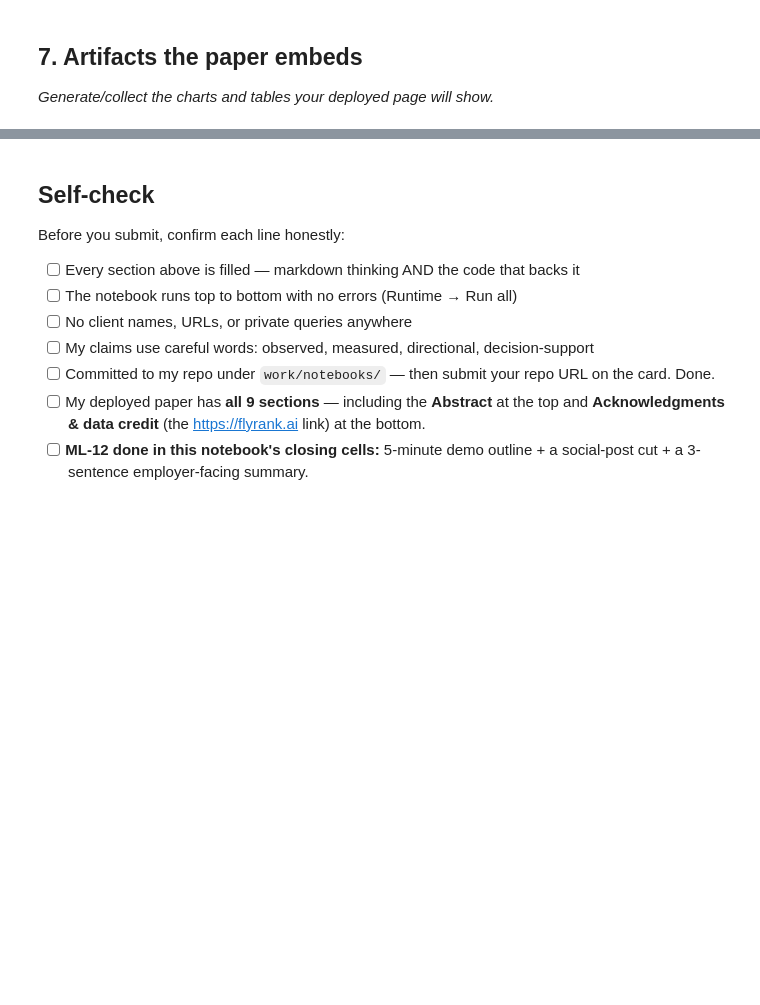
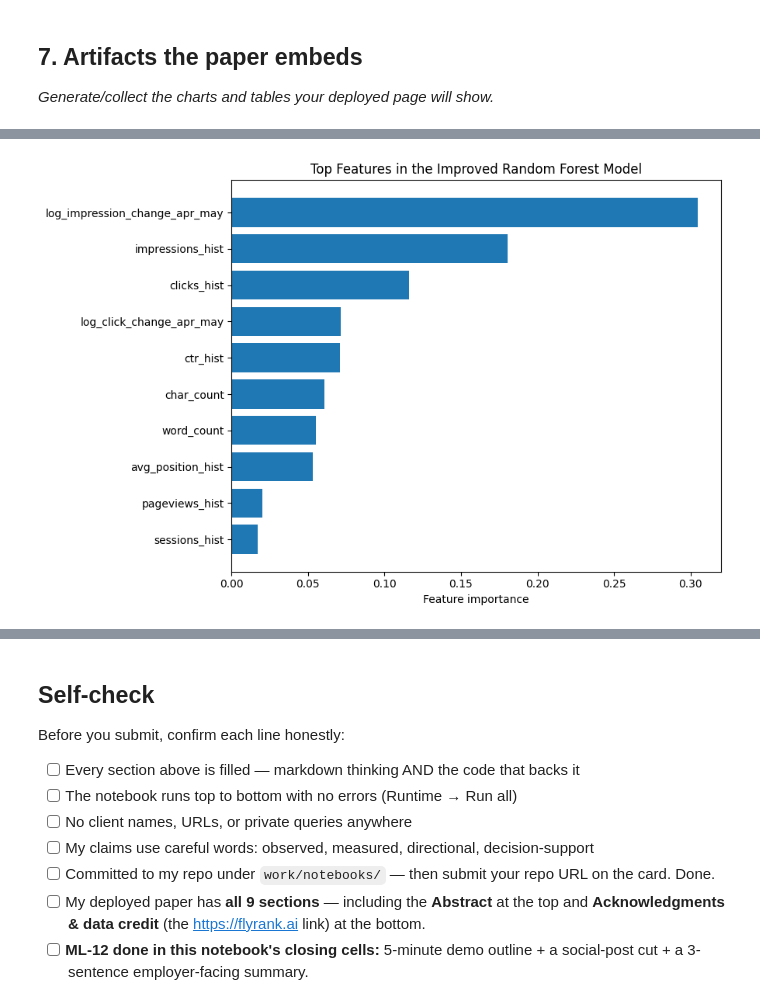
Before and after one commit to arsal626/flyrank-ml-internship, a Jupyter notebook: work/notebooks/capstone.ipynb, the cells around one changed output, grey strips where cells are left out. Cells and saved outputs as stored; diff of their text form; code cells hidden in the pictures; blank space fills up the shorter version.

```diff
--- a/work/notebooks/capstone.ipynb
+++ b/work/notebooks/capstone.ipynb
@@ -2421,0 +2452,52 @@ Validation rows: 53612
+# %%
+# Part 7 — Artifact 2: Top Feature Importance
+
+import pandas as pd
+import matplotlib.pyplot as plt
+
+feature_importance = pd.DataFrame({
+    "feature": [
+        "log_impression_change_apr_may",
+        "impressions_hist",
+        "clicks_hist",
+        "log_click_change_apr_may",
+        "ctr_hist",
+        "char_count",
+        "word_count",
+        "avg_position_hist",
+        "pageviews_hist",
+        "sessions_hist"
+    ],
+    "importance": [
+        0.304740,
+        0.180661,
+        0.115978,
+        0.071286,
+        0.071091,
+        0.060641,
+        0.055069,
+        0.053219,
+        0.020040,
+        0.017021
+    ]
+})
+
+feature_importance = feature_importance.sort_values(
+    "importance",
+    ascending=True
+)
+
+plt.figure(figsize=(9, 6))
+
+plt.barh(
+    feature_importance["feature"],
+    feature_importance["importance"]
+)
+
+plt.xlabel("Feature importance")
+plt.title("Top Features in the Improved Random Forest Model")
+
+plt.tight_layout()
+plt.show()
+# %% [output]
+[figure, added]
```
Also changed, not shown: parts of 2 cells of this notebook.
